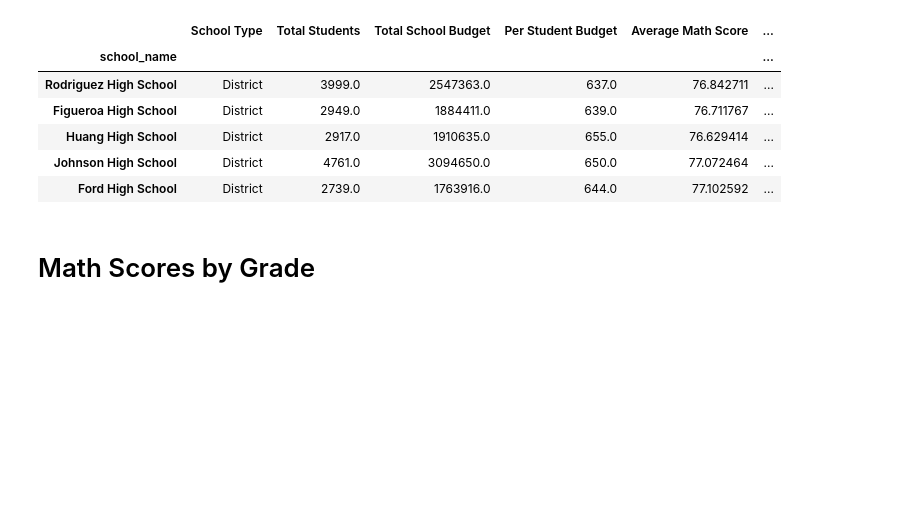
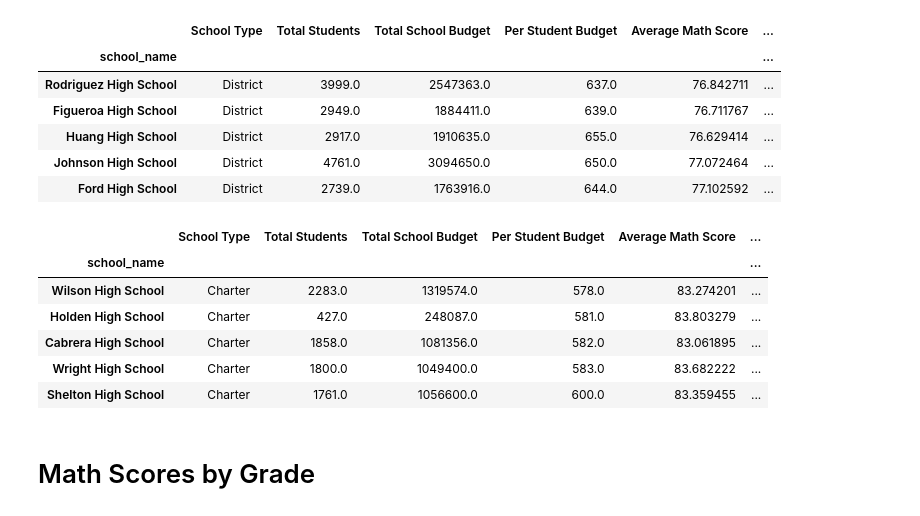
Before and after one commit to ekginn2/homework-4-Pandas----Rosa, a Jupyter notebook: PyCity Schools Analysis.ipynb, the cells around one changed output. Cells and saved outputs as stored; diff of their text form; code cells hidden in the pictures; blank space fills up the shorter version.

```diff
--- a/PyCity Schools Analysis.ipynb
+++ b/PyCity Schools Analysis.ipynb
@@ -192,6 +211,17 @@ schoolsumbot.head(5)
 | Huang High School | District | 2917.0 | 1910635.0 | 655.0 | 76.629414 | ... |
 | Johnson High School | District | 4761.0 | 3094650.0 | 650.0 | 77.072464 | ... |
 | Ford High School | District | 2739.0 | 1763916.0 | 644.0 | 77.102592 | ... |
+# %%
+schoolBUDGETbot = schoolsummary.sort_values(["Per Student Budget"], ascending = True)
+schoolBUDGETbot.head(5)
+# %% [output]
+|  | School Type | Total Students | Total School Budget | Per Student Budget | Average Math Score | ... |
+| school_name |  |  |  |  |  | ... |
+| Wilson High School | Charter | 2283.0 | 1319574.0 | 578.0 | 83.274201 | ... |
+| Holden High School | Charter | 427.0 | 248087.0 | 581.0 | 83.803279 | ... |
+| Cabrera High School | Charter | 1858.0 | 1081356.0 | 582.0 | 83.061895 | ... |
+| Wright High School | Charter | 1800.0 | 1049400.0 | 583.0 | 83.682222 | ... |
+| Shelton High School | Charter | 1761.0 | 1056600.0 | 600.0 | 83.359455 | ... |
 # %% [markdown]
 # Math Scores by Grade
 # %%
```
Also changed, not shown: parts of 4 cells of this notebook.
